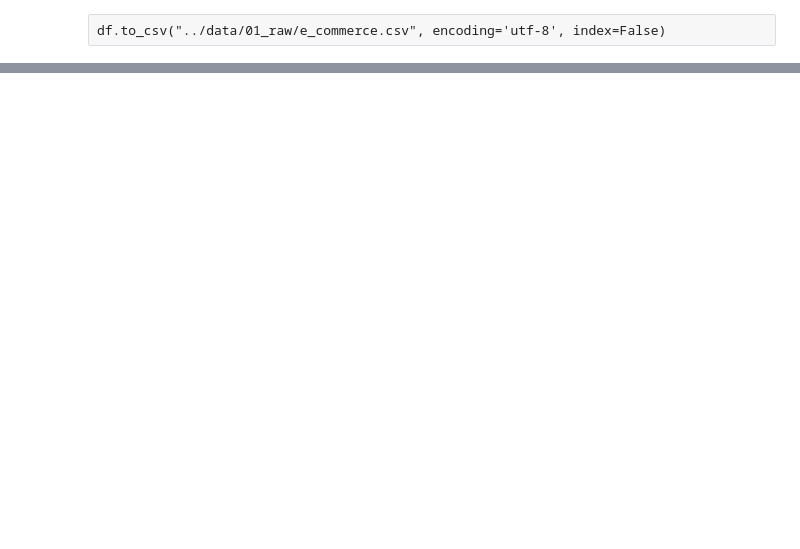
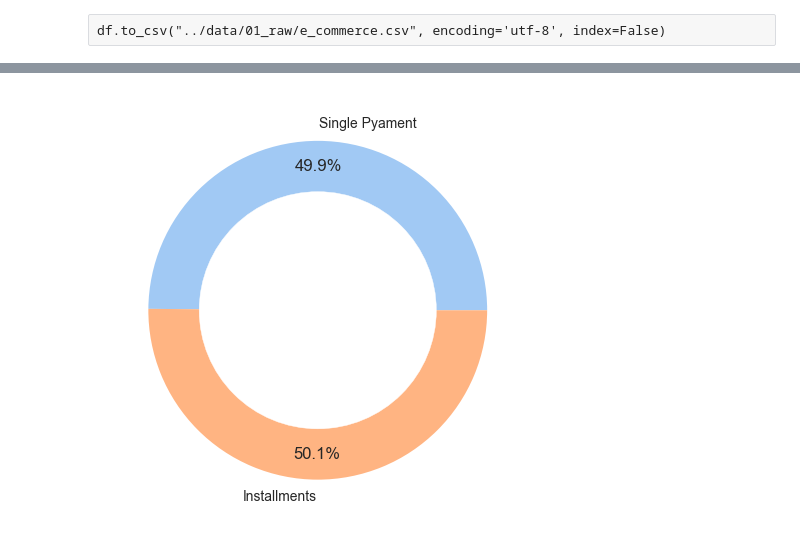
Before and after one commit to dev-hack95/Intent-Analysis, a Jupyter notebook: notebooks/e-commerce-case-study.ipynb, the cells around one changed output, grey strips where cells are left out. Saved outputs shown, nothing was run; the diff lists cells and outputs as text; code cells hidden in the pictures; blank space fills up the shorter version.

```diff
--- a/notebooks/e-commerce-case-study.ipynb
+++ b/notebooks/e-commerce-case-study.ipynb
@@ -360,0 +398,4 @@ df.to_csv("../data/01_raw/e_commerce.csv", encoding='utf-8', index=False)
+# %%
+create_donut_plot(df, 'payment_installments')
+# %% [output]
+[figure, added]
```
Also changed, not shown: parts of 19 cells of this notebook.
